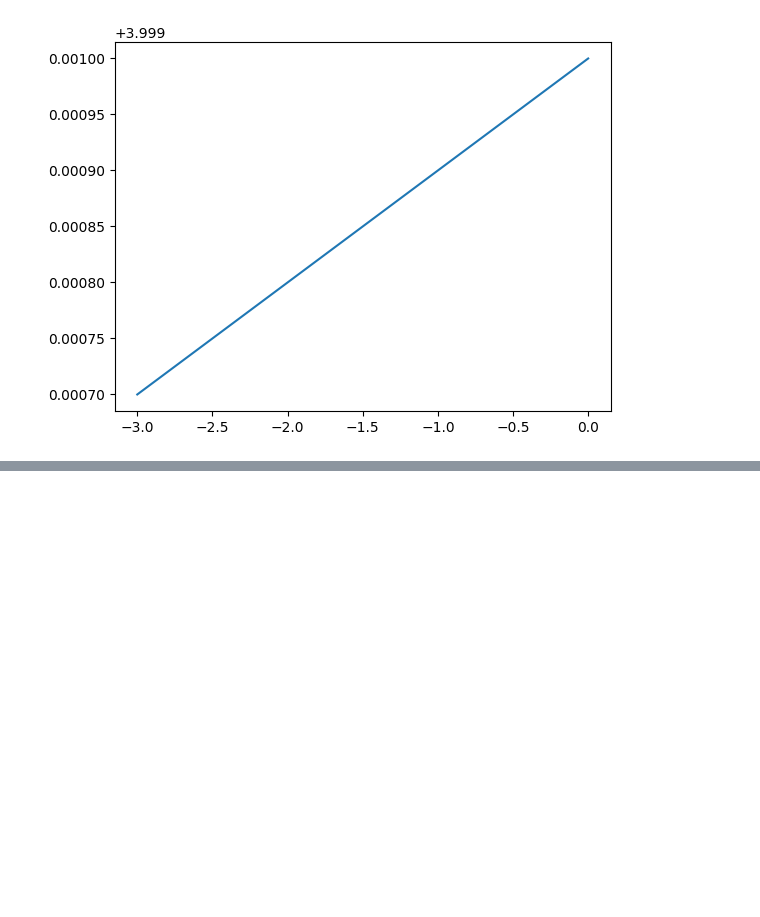
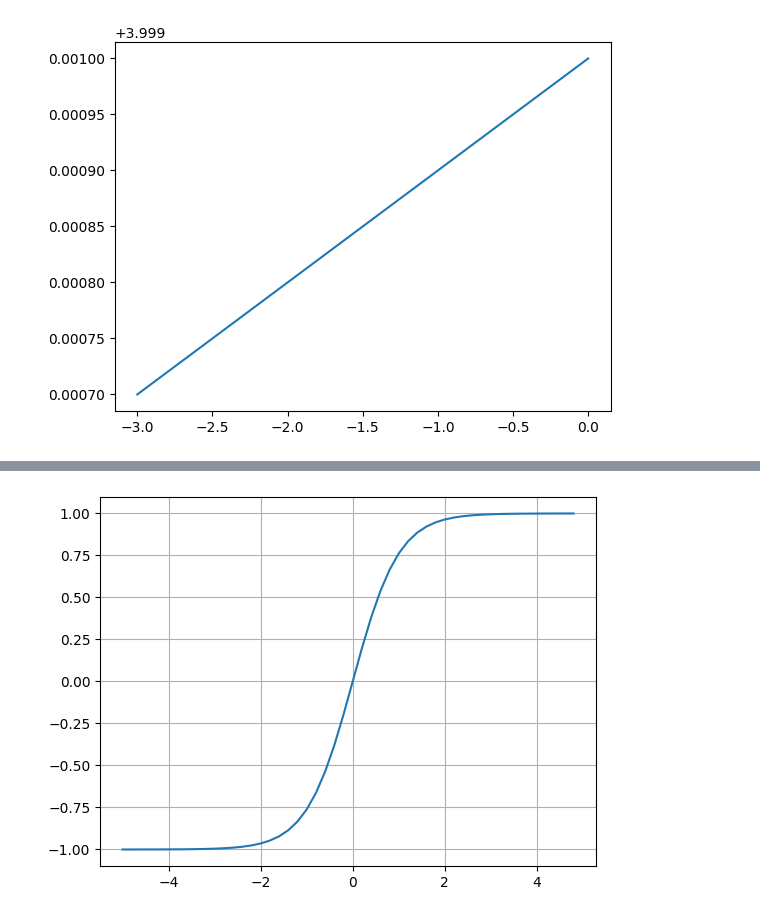
Before and after one commit to karpathy/micrograd, a Jupyter notebook: video-walkthrough/micrograd_from_scratch_yay.ipynb, the cells around one changed output, grey strips where cells are left out. Saved outputs shown, nothing was run; the diff lists cells and outputs as text; code cells hidden in the pictures; blank space fills up the shorter version.

Commit message:
Added the neuron summation and output functions.

```diff
--- a/video-walkthrough/micrograd_from_scratch_yay.ipynb
+++ b/video-walkthrough/micrograd_from_scratch_yay.ipynb
@@ -214,0 +244,6 @@ Value(data=-7.4352)
+# %%
+# Plot the tanh function as an example
+plt.plot(np.arange(-5,5,0.2), np.tanh(np.arange(-5,5,0.2)))
+plt.grid()
+# %% [output]
+[figure, added]
```
Also changed, not shown: parts of 12 cells of this notebook.
